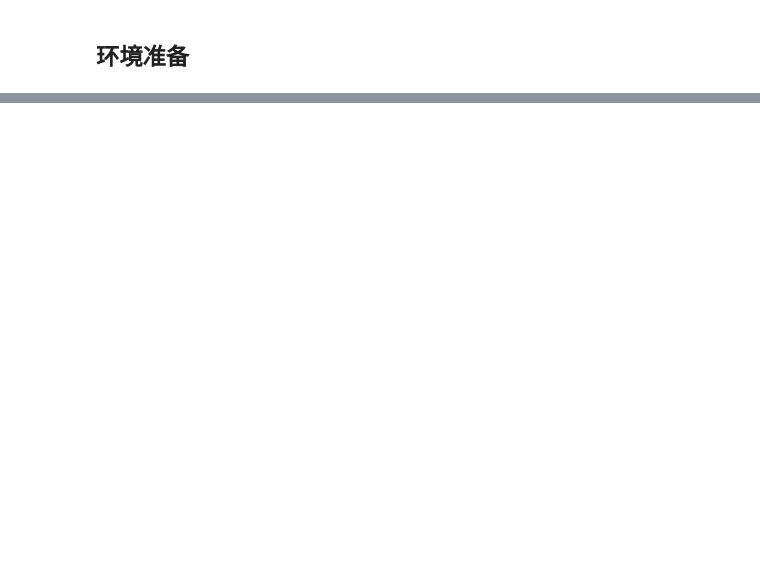
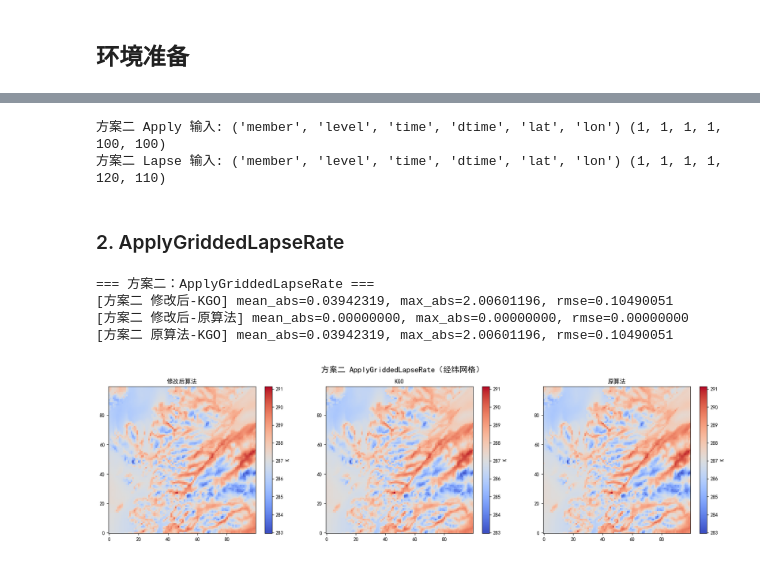
Before and after one commit to guoyunqian/NIMM_pip_repos, a Jupyter notebook: 00temp/orographic_temperature_downscaling/nbs/lapse_rate.ipynb, the cells around one changed output, grey strips where cells are left out. Saved outputs shown, nothing was run; the diff lists cells and outputs as text; code cells hidden in the pictures; blank space fills up the shorter version.

```diff
--- a/00temp/orographic_temperature_downscaling/nbs/lapse_rate.ipynb
+++ b/00temp/orographic_temperature_downscaling/nbs/lapse_rate.ipynb
@@ -764,0 +450,47 @@ plt.show()
+# %%
+# 方案二：内存预处理（不写盘）
+apply_temperature_latlon = build_meb6d_from_latlon(APPLY_DATA_DIR / "ukvx_temperature.nc", "air_temperature")
+apply_lapse_rate_latlon = build_meb6d_from_latlon(APPLY_DATA_DIR / "ukvx_lapse_rate.nc", "lapse_rate")
+apply_source_orog_latlon = build_meb6d_from_latlon(APPLY_DATA_DIR / "ukvx_orography.nc", "surface_altitude")
+apply_dest_orog_latlon = build_meb6d_from_latlon(APPLY_DATA_DIR / "highres_orog.nc", "surface_altitude")
+apply_kgo_latlon = build_meb6d_from_latlon(APPLY_DATA_DIR / "kgo.nc", "air_temperature")
+
+
+lapse_temperature_latlon = build_meb6d_from_latlon(LAPSE_DATA_DIR / "temperature_at_screen_level.nc", "air_temperature")
+lapse_orog_latlon = build_meb6d_from_latlon(LAPSE_DATA_DIR / "ukvx_orography.nc", "surface_altitude")
+lapse_mask_latlon = build_meb6d_from_latlon(LAPSE_DATA_DIR / "ukvx_landmask.nc", "land_binary_mask")
+lapse_kgo_latlon = build_meb6d_from_latlon(LAPSE_DATA_DIR / "kgo.nc", "air_temperature_lapse_rate")
+
+print("方案二 Apply 输入:", apply_temperature_latlon.dims, apply_temperature_latlon.shape)
+print("方案二 Lapse 输入:", lapse_temperature_latlon.dims, lapse_temperature_latlon.shape)
+# %% [output]
+方案二 Apply 输入: ('member', 'level', 'time', 'dtime', 'lat', 'lon') (1, 1, 1, 1, 100, 100)
+方案二 Lapse 输入: ('member', 'level', 'time', 'dtime', 'lat', 'lon') (1, 1, 1, 1, 120, 110)
+# %% [markdown]
+### 2. ApplyGriddedLapseRate
+# %%
+print("=== 方案二：ApplyGriddedLapseRate ===")
+apply_modified_s2 = ApplyGriddedLapseRate()(
+    apply_temperature_latlon, apply_lapse_rate_latlon, apply_source_orog_latlon, apply_dest_orog_latlon,
+)
+orig_apply_cube = OrigApplyGriddedLapseRate().process(
+    meb6d_to_iris_2d(apply_temperature_latlon, name="air_temperature", units="K"),
+    meb6d_to_iris_2d(apply_lapse_rate_latlon, name="lapse_rate", units="K m-1"),
+    meb6d_to_iris_2d(apply_source_orog_latlon, name="surface_altitude", units="m"),
+    meb6d_to_iris_2d(apply_dest_orog_latlon, name="surface_altitude", units="m"),
+)
+apply_original_s2 = iris_cube_to_xr2d(orig_apply_cube, name="air_temperature")
+
+compare_stats(apply_modified_s2, apply_kgo_latlon, "方案二 修改后-KGO")
+compare_stats(apply_modified_s2, apply_original_s2, "方案二 修改后-原算法")
+compare_stats(apply_original_s2, apply_kgo_latlon, "方案二 原算法-KGO")
+plot_compare_triplet(
+    apply_modified_s2, apply_kgo_latlon, apply_original_s2,
+    title="方案二 ApplyGriddedLapseRate（经纬网格）", cmap="coolwarm", unit="K",
+)
+# %% [output]
+=== 方案二：ApplyGriddedLapseRate ===
+[方案二 修改后-KGO] mean_abs=0.03942319, max_abs=2.00601196, rmse=0.10490051
+[方案二 修改后-原算法] mean_abs=0.00000000, max_abs=0.00000000, rmse=0.00000000
+[方案二 原算法-KGO] mean_abs=0.03942319, max_abs=2.00601196, rmse=0.10490051
+[figure, added]
```
Also changed, not shown: parts of 46 cells of this notebook, 25 other files.
